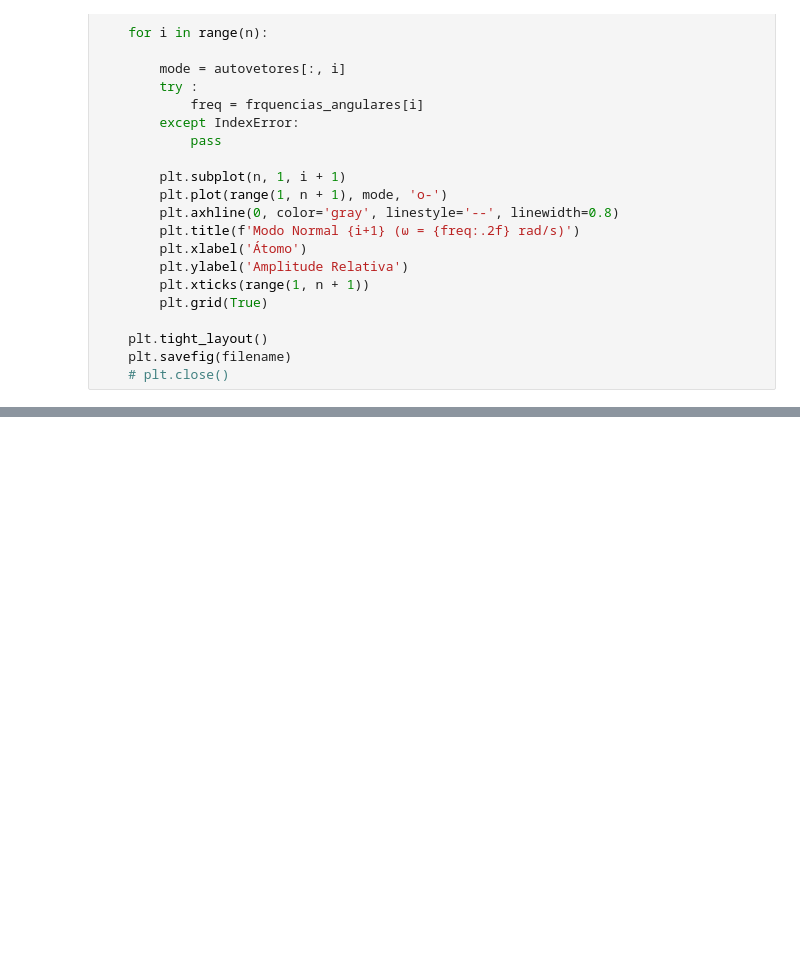
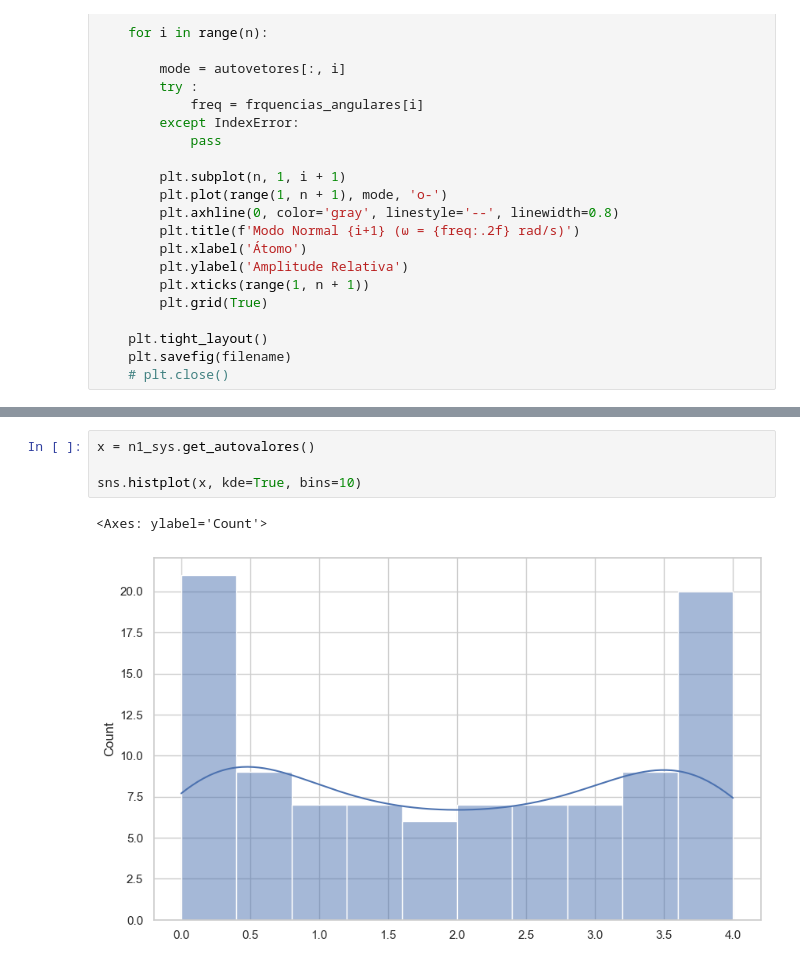
Before and after one commit to LucasMDeLucca/AV5, a Jupyter notebook: av5.ipynb, the cells around one changed output, grey strips where cells are left out. Saved outputs shown, nothing was run; the diff lists cells and outputs as text; blank space fills up the shorter version.

```diff
--- a/av5.ipynb
+++ b/av5.ipynb
@@ -88,0 +178,7 @@ for i in range(1, 10.001):
+# %%
+x = n1_sys.get_autovalores()
+
+sns.histplot(x, kde=True, bins=10)
+# %% [output]
+<Axes: ylabel='Count'>
+[figure, added]
```
Also changed, not shown: parts of 8 cells of this notebook, 1 other file.
